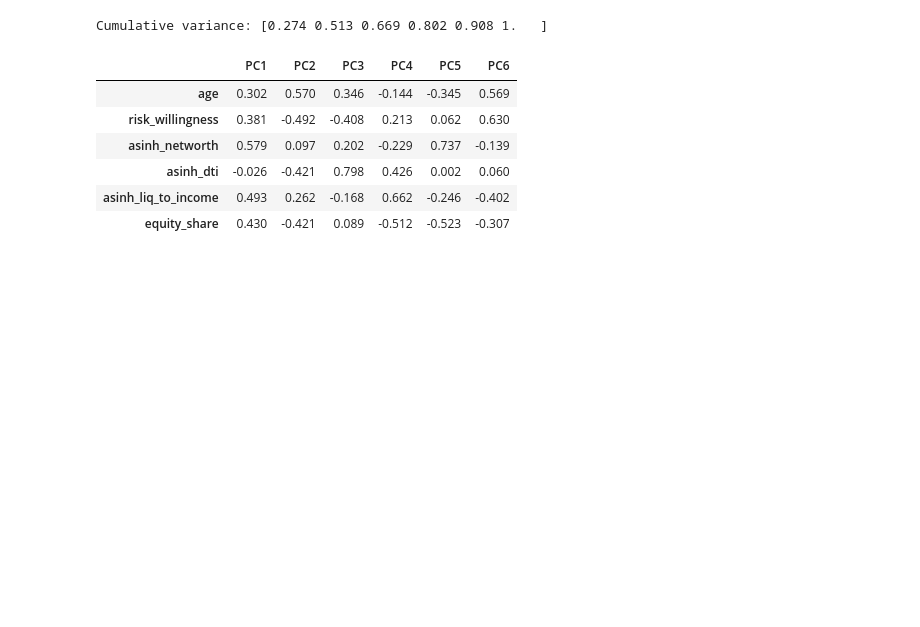
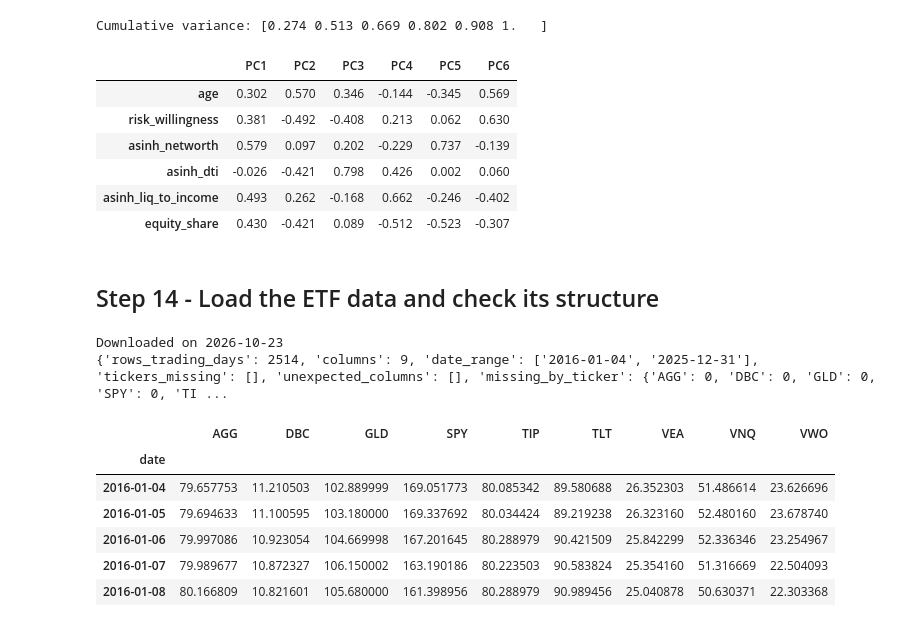
Before and after one commit to Ivory-Uche/Portfolio-Pilot, a Jupyter notebook: Portfolio_pilot_M3.ipynb, the cells around one changed output. Saved outputs shown, nothing was run; the diff lists cells and outputs as text; code cells hidden in the pictures; blank space fills up the shorter version.

Commit message:
Load the ETF data and check its structure

```diff
--- a/Portfolio_pilot_M3.ipynb
+++ b/Portfolio_pilot_M3.ipynb
@@ -572,3 +572,51 @@ Cumulative variance: [0.274 0.513 0.669 0.802 0.908 1.   ]
 | asinh_dti | -0.026 | -0.421 | 0.798 | 0.426 | 0.002 | 0.060 |
 | asinh_liq_to_income | 0.493 | 0.262 | -0.168 | 0.662 | -0.246 | -0.402 |
 | equity_share | 0.430 | -0.421 | 0.089 | -0.512 | -0.523 | -0.307 |
+# %% [markdown]
+## Step 14 - Load the ETF data and check its structure
+# %%
+from datetime import date
+
+ETF_WIDE_FILE = Path("PortfolioPilot_ETF_Prices.csv")   # one column per ETF, next to the notebook
+
+if not ETF_WIDE_FILE.exists():
+    import yfinance as yf
+    data = yf.download(tickers=TICKERS, start=ETF_START, end=ETF_END, interval="1d",
+                       auto_adjust=True, progress=False)
+    data["Close"].to_csv(ETF_WIDE_FILE)                # adjusted closing prices
+    Path("etf_download_date.txt").write_text(str(date.today()))
+    print("Downloaded on", date.today())
+else:
+    print("Using saved file:", ETF_WIDE_FILE)
+
+wide = pd.read_csv(ETF_WIDE_FILE, index_col=0, parse_dates=True)
+wide.index.name = "date"
+
+# Structure checks
+note("etf_raw", "rows_trading_days", len(wide))
+note("etf_raw", "columns", wide.shape[1])
+note("etf_raw", "date_range", [str(wide.index.min().date()), str(wide.index.max().date())])
+note("etf_raw", "tickers_missing", sorted(set(TICKERS) - set(wide.columns)))
+note("etf_raw", "unexpected_columns", sorted(set(wide.columns) - set(TICKERS)))
+note("etf_raw", "missing_by_ticker", wide.isna().sum().to_dict())
+note("etf_raw", "first_valid_date", {c: str(wide[c].first_valid_index().date()) for c in wide.columns})
+if Path("etf_download_date.txt").exists():
+    note("etf_raw", "download_date", Path("etf_download_date.txt").read_text())
+assert len(wide) > 0, "No prices: the download failed. Delete the CSV and try again later."
+
+# Long format (date, ticker, adj_close) used by Step 15
+long = wide.reset_index().melt(id_vars="date", var_name="ticker", value_name="adj_close")
+long.to_csv(ETF_FILE, index=False)
+
+print(NUMBERS["etf_raw"])
+wide.head()
+# %% [output]
+Downloaded on 2026-10-23
+{'rows_trading_days': 2514, 'columns': 9, 'date_range': ['2016-01-04', '2025-12-31'], 'tickers_missing': [], 'unexpected_columns': [], 'missing_by_ticker': {'AGG': 0, 'DBC': 0, 'GLD': 0, 'SPY': 0, 'TI ...
+|  | AGG | DBC | GLD | SPY | TIP | TLT | VEA | VNQ | VWO |
+| date |  |  |  |  |  |  |  |  |  |
+| 2016-01-04 | 79.657753 | 11.210503 | 102.889999 | 169.051773 | 80.085342 | 89.580688 | 26.352303 | 51.486614 | 23.626696 |
+| 2016-01-05 | 79.694633 | 11.100595 | 103.180000 | 169.337692 | 80.034424 | 89.219238 | 26.323160 | 52.480160 | 23.678740 |
+| 2016-01-06 | 79.997086 | 10.923054 | 104.669998 | 167.201645 | 80.288979 | 90.421509 | 25.842299 | 52.336346 | 23.254967 |
+| 2016-01-07 | 79.989677 | 10.872327 | 106.150002 | 163.190186 | 80.223503 | 90.583824 | 25.354160 | 51.316669 | 22.504093 |
+| 2016-01-08 | 80.166809 | 10.821601 | 105.680000 | 161.398956 | 80.288979 | 90.989456 | 25.040878 | 50.630371 | 22.303368 |
```
